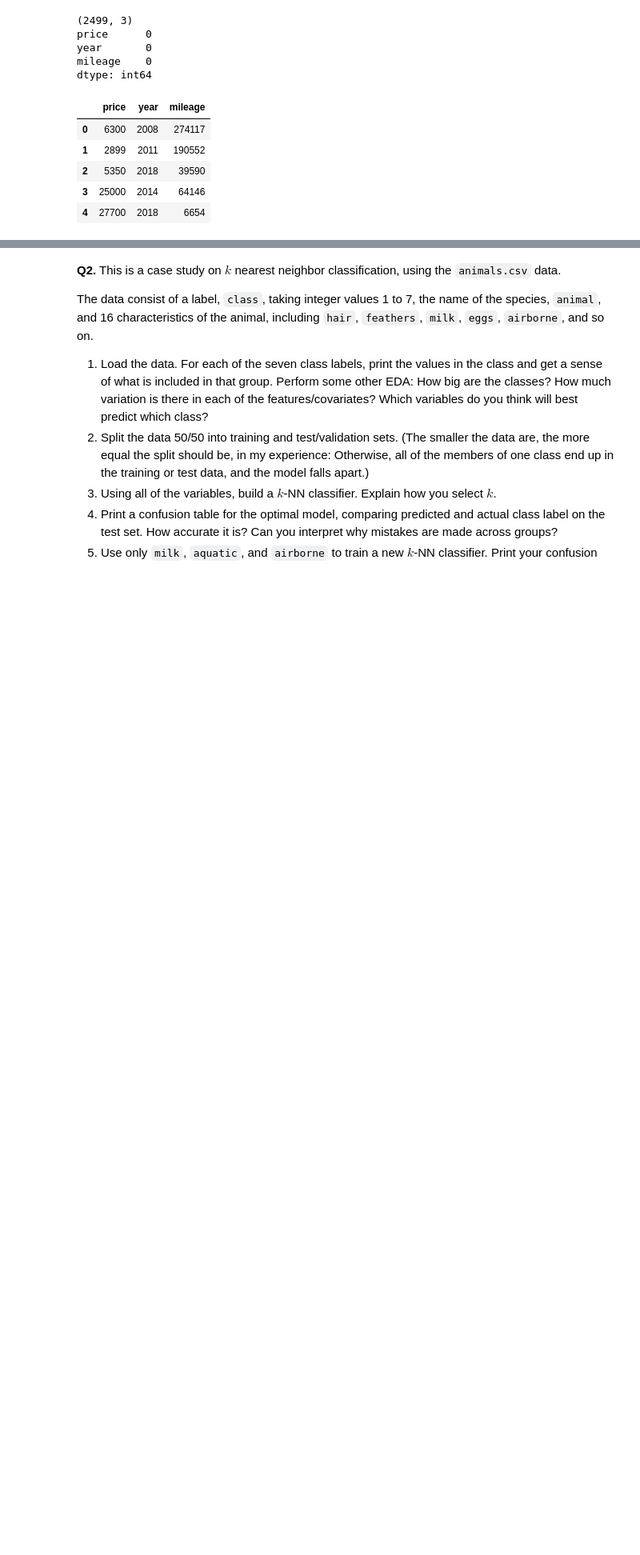
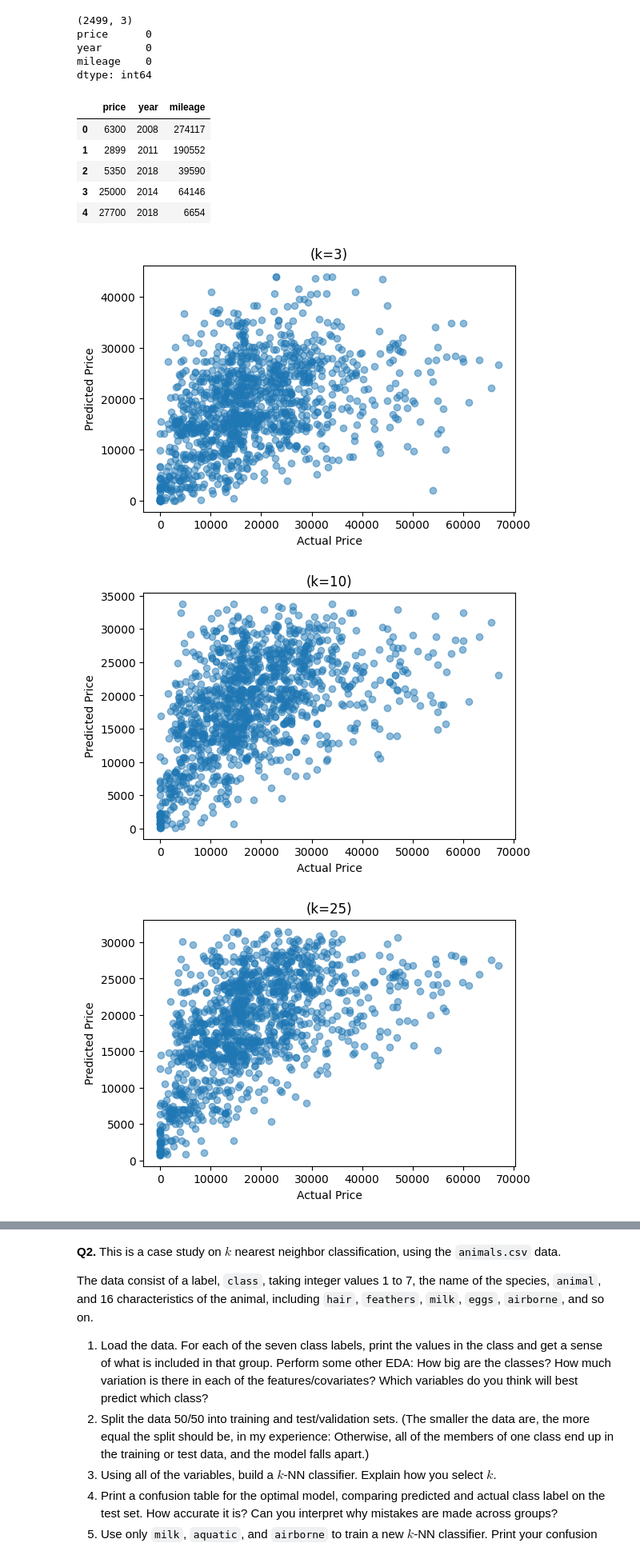
Before and after one commit to conorgibbons147/knn, a Jupyter notebook: assignment/assignment_knn.ipynb, the cells around one changed output, grey strips where cells are left out. Shown at 80% size. Drawn from its saved outputs; the diff is of its cells as text; code cells hidden in the pictures; blank space fills up the shorter version.

```diff
--- a/assignment/assignment_knn.ipynb
+++ b/assignment/assignment_knn.ipynb
@@ -92,0 +90,33 @@ y_hat = fitted_model.predict(X_test.values) # Predict values for test set
+# %%
+# List of k values to test
+k_values = [3, 10, 25, 50, 100, 300]
+MSE = []
+
+# Iterate over different k values
+for k in k_values:
+    # Train the model
+    knn = KNeighborsRegressor(n_neighbors=k)
+    knn.fit(X_train, y_train)
+
+    # Make our predictions on the test data
+    y_pred = knn.predict(X_test)
+
+    # Get our mean squared error
+    mse = mean_squared_error(y_test, y_pred)
+    MSE.append((k, mse))
+
+    # Scatter plot of actual vs predicted values
+    plt.figure(figsize=(6, 4))
+    plt.scatter(y_test, y_pred, alpha=0.5)
+    plt.xlabel("Actual Price")
+    plt.ylabel("Predicted Price")
+    plt.title(f"(k={k})")
+    plt.show()
+
+# Print our MSE for each k
+for k, mse in MSE:
+   print(f"k = {k}, MSE = {mse}")
+# %% [output]
+[figure, added]
+[figure, added]
+[figure, added]
```
Also changed, not shown: parts of 7 cells of this notebook.
